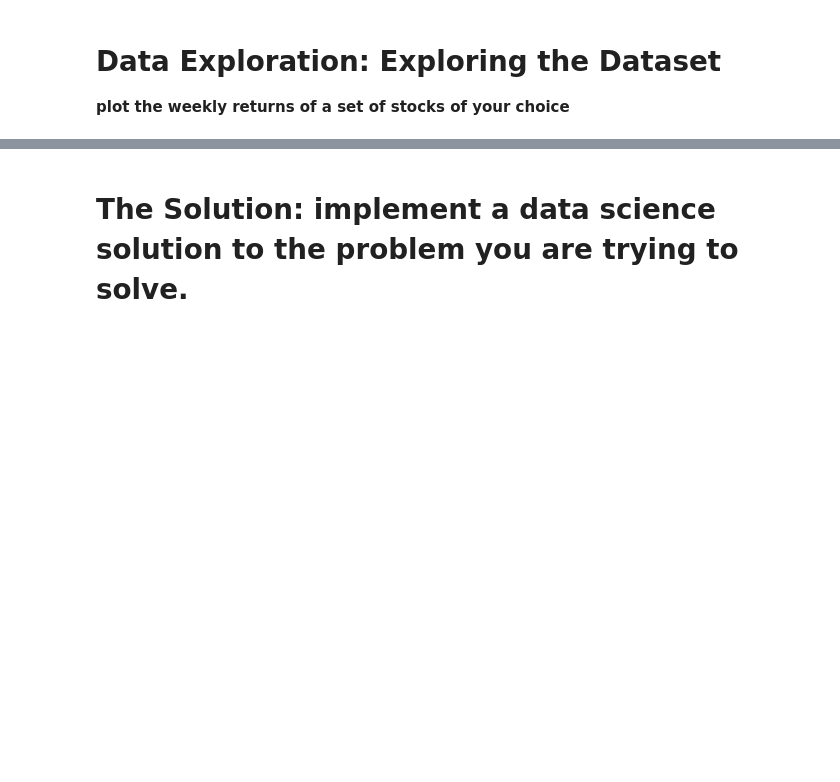
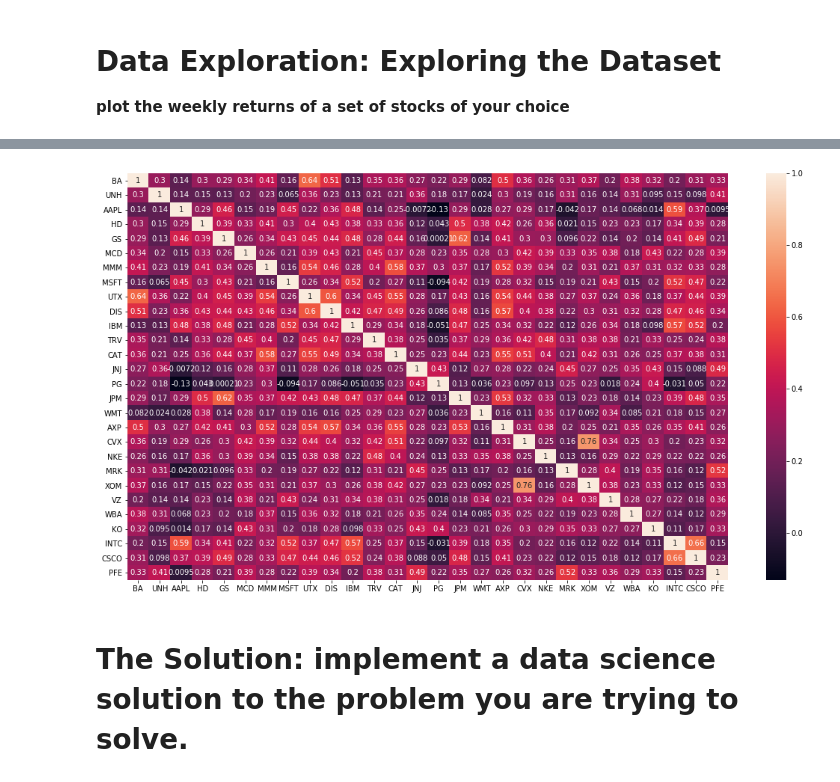
Before and after one commit to alexander-moore/DS501_Case2, a Jupyter notebook: case2_MAIN.ipynb, the cells around one changed output, grey strips where cells are left out. Saved outputs shown, nothing was run; the diff lists cells and outputs as text; code cells hidden in the pictures; blank space fills up the shorter version.

```diff
--- a/case2_MAIN.ipynb
+++ b/case2_MAIN.ipynb
@@ -197,3 +116,12 @@ percent.head()
+# %%
+#build correlation heatmap
+corrs = DJIA_percent.corr()
+plt.figure(figsize=(18,10))
+heat_map = sb.heatmap(corrs, annot = True, xticklabels = 1, yticklabels = 1)
+plt.savefig('heatmap.png')
+#plt.show()
+# %% [output]
+[figure, added]
 # %% [markdown]
 # The Solution: implement a data science solution to the problem you are trying to solve.
 # %% [markdown]
```
Also changed, not shown: parts of 23 cells of this notebook, 12 other files.
